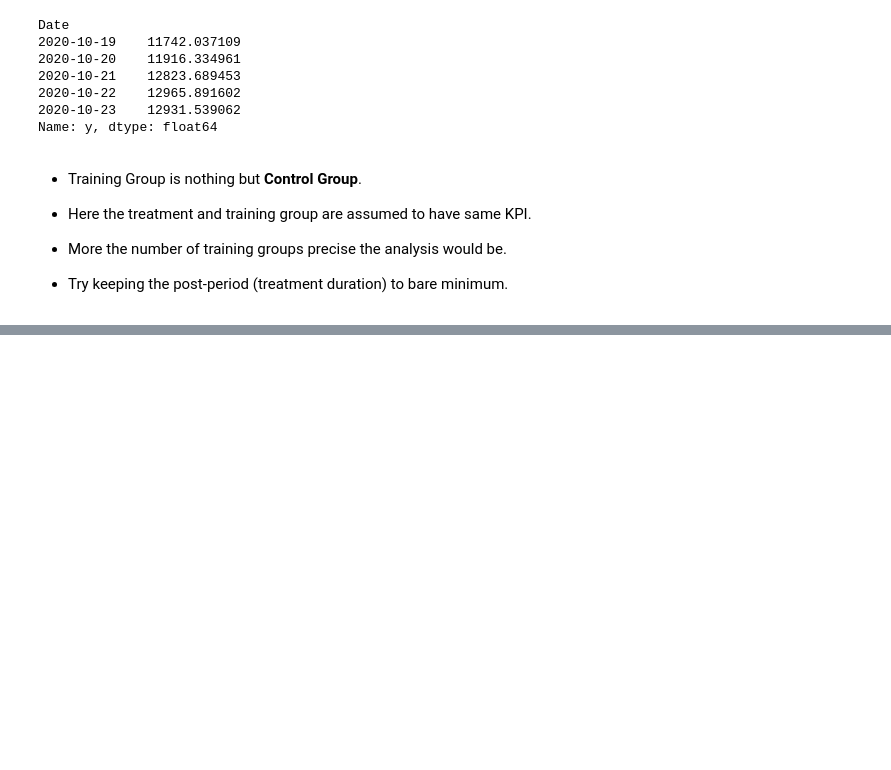
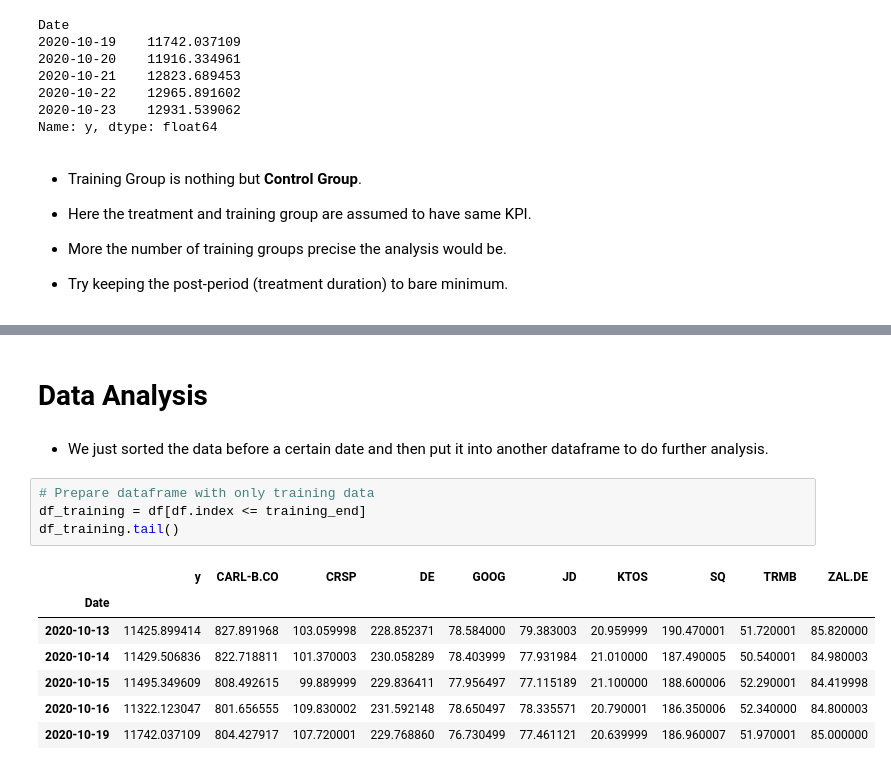
Before and after one commit to AbhijithKasula99/Python-Data-Analytics, a Jupyter notebook: Causal_Impact/Google_Causal_Impact.ipynb, the cells around one changed output, grey strips where cells are left out. Saved outputs shown, nothing was run; the diff lists cells and outputs as text; blank space fills up the shorter version.

```diff
--- a/Causal_Impact/Google_Causal_Impact.ipynb
+++ b/Causal_Impact/Google_Causal_Impact.ipynb
@@ -170,0 +172,16 @@ df.head()
+# %% [markdown]
+# Data Analysis
+# %% [markdown]
+- We just sorted the data before a certain date and then put it into another dataframe to do further analysis.
+# %%
+# Prepare dataframe with only training data
+df_training = df[df.index <= training_end]
+df_training.tail()
+# %% [output]
+|  | y | CARL-B.CO | CRSP | DE | GOOG | JD | KTOS | SQ | TRMB | ZAL.DE |
+| Date |  |  |  |  |  |  |  |  |  |  |
+| 2020-10-13 | 11425.899414 | 827.891968 | 103.059998 | 228.852371 | 78.584000 | 79.383003 | 20.959999 | 190.470001 | 51.720001 | 85.820000 |
+| 2020-10-14 | 11429.506836 | 822.718811 | 101.370003 | 230.058289 | 78.403999 | 77.931984 | 21.010000 | 187.490005 | 50.540001 | 84.980003 |
+| 2020-10-15 | 11495.349609 | 808.492615 | 99.889999 | 229.836411 | 77.956497 | 77.115189 | 21.100000 | 188.600006 | 52.290001 | 84.419998 |
+| 2020-10-16 | 11322.123047 | 801.656555 | 109.830002 | 231.592148 | 78.650497 | 78.335571 | 20.790001 | 186.350006 | 52.340000 | 84.800003 |
+| 2020-10-19 | 11742.037109 | 804.427917 | 107.720001 | 229.768860 | 76.730499 | 77.461121 | 20.639999 | 186.960007 | 51.970001 | 85.000000 |
```
Also changed, not shown: parts of 22 cells of this notebook.
